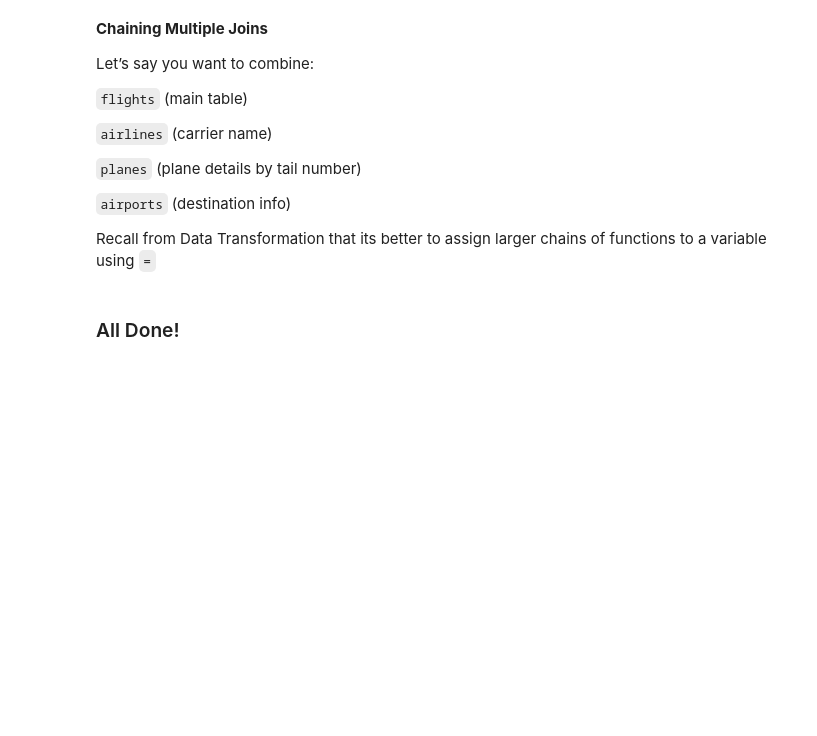
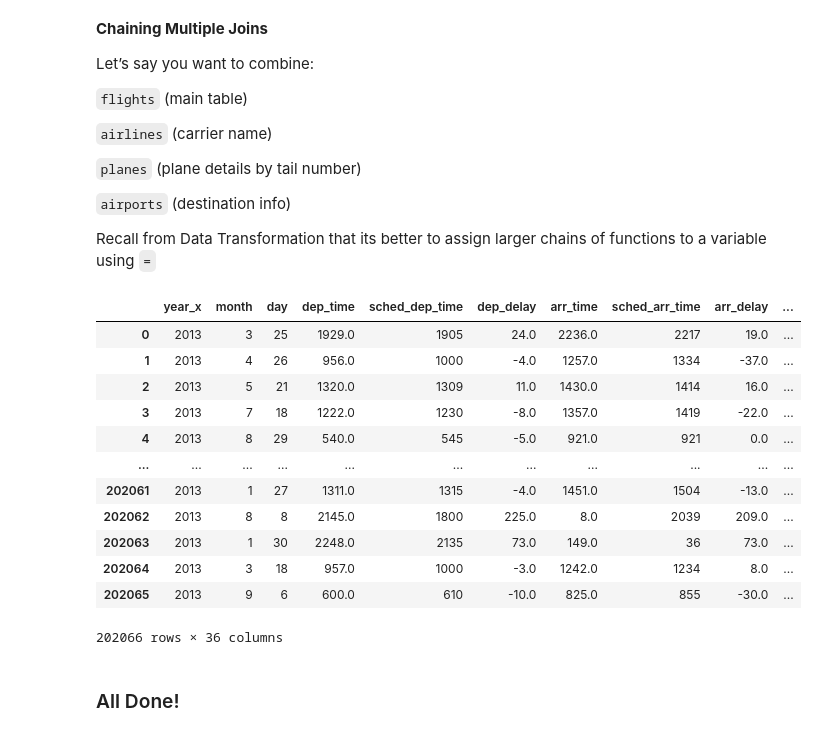
Before and after one commit to Riashengyuanyang/Analytics-through-Coding, a Jupyter notebook: Session_2/Relational_Data.ipynb, the cells around one changed output. Drawn from its saved outputs; the diff is of its cells as text; code cells hidden in the pictures; blank space fills up the shorter version.

```diff
--- a/Session_2/Relational_Data.ipynb
+++ b/Session_2/Relational_Data.ipynb
@@ -148,7 +194,25 @@ Let’s say you want to combine:
 
 Recall from Data Transformation that its better to assign larger chains of functions to a variable using `=`
 # %%
-flights_all = ()
+flights_all = (flights
+               .merge(airlines,on="carrier",how="left")
+               .merge(planes,on="tailnum",how="left")
+               .merge(airports, left_on="dest", right_on="faa",how="left") #这一步是这个表里的faa和原表中的dest是一个东西
+               )
 flights_all
+# %% [output]
+|  | year_x | month | day | dep_time | sched_dep_time | dep_delay | arr_time | sched_arr_time | arr_delay | ... |
+| 0 | 2013 | 3 | 25 | 1929.0 | 1905 | 24.0 | 2236.0 | 2217 | 19.0 | ... |
+| 1 | 2013 | 4 | 26 | 956.0 | 1000 | -4.0 | 1257.0 | 1334 | -37.0 | ... |
+| 2 | 2013 | 5 | 21 | 1320.0 | 1309 | 11.0 | 1430.0 | 1414 | 16.0 | ... |
+| 3 | 2013 | 7 | 18 | 1222.0 | 1230 | -8.0 | 1357.0 | 1419 | -22.0 | ... |
+| 4 | 2013 | 8 | 29 | 540.0 | 545 | -5.0 | 921.0 | 921 | 0.0 | ... |
+| ... | ... | ... | ... | ... | ... | ... | ... | ... | ... | ... |
+| 202061 | 2013 | 1 | 27 | 1311.0 | 1315 | -4.0 | 1451.0 | 1504 | -13.0 | ... |
+| 202062 | 2013 | 8 | 8 | 2145.0 | 1800 | 225.0 | 8.0 | 2039 | 209.0 | ... |
+| 202063 | 2013 | 1 | 30 | 2248.0 | 2135 | 73.0 | 149.0 | 36 | 73.0 | ... |
+| 202064 | 2013 | 3 | 18 | 957.0 | 1000 | -3.0 | 1242.0 | 1234 | 8.0 | ... |
+| 202065 | 2013 | 9 | 6 | 600.0 | 610 | -10.0 | 825.0 | 855 | -30.0 | ... |
+202066 rows × 36 columns
 # %% [markdown]
 ### All Done!
```
Also changed, not shown: parts of 3 cells of this notebook.
